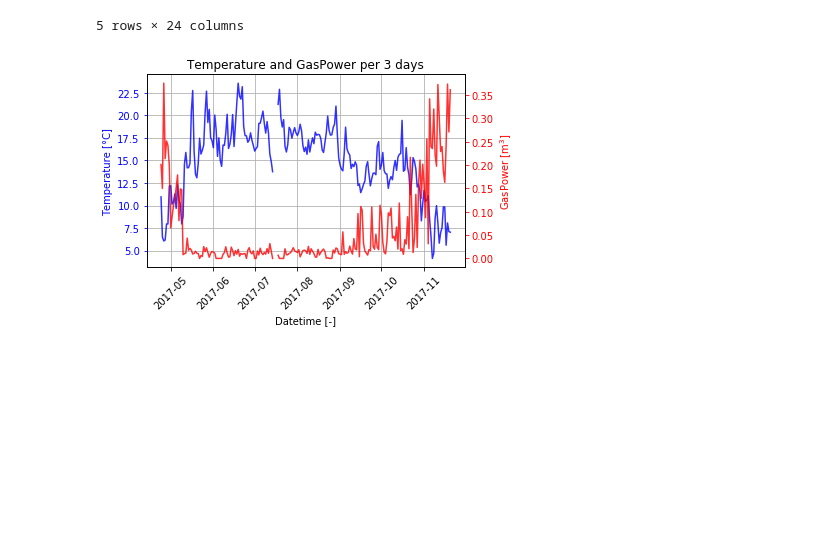
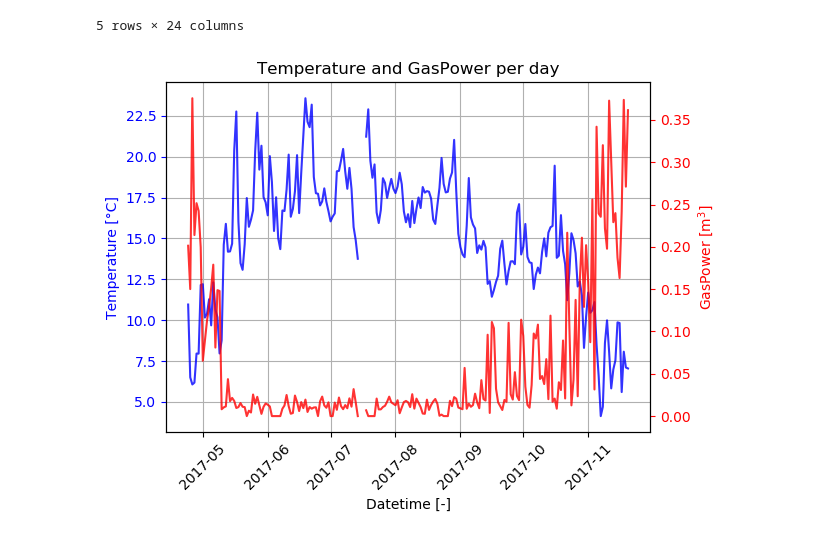
Before and after one commit to deKeijzer/KB-74-OPSCHALER, a Jupyter notebook: Personal_folders/Daan/correlationships.ipynb, the cells around one changed output. Cells and saved outputs as stored; diff of their text form; code cells hidden in the pictures; blank space fills up the shorter version.

```diff
--- a/Personal_folders/Daan/correlationships.ipynb
+++ b/Personal_folders/Daan/correlationships.ipynb
@@ -41,22 +44,24 @@ bias = bias['gasPower'].mean()
 # %%
+#Visualization of gasPower and Temperature at different datetimes. This shows the correlation between outside temperature and gasPower.
+
 fig, ax1 = plt.subplots()
 ax1.plot(rdf.index[:],rdf['T'][:], '-', color='b', ms=10, alpha=0.8)
-plt.title('Temperature and GasPower per 3 days')
+plt.title('Temperature and GasPower per day')
 ax1.set_xlabel('Datetime [-]')
 plt.xticks(rotation=45)
 #Make the y-axis label, ticks and tick labels match the line color.
 ax1.set_ylabel('Temperature [°C]', color='b')
 ax1.tick_params('y', colors='b')
 plt.grid()
 fig.tight_layout()
 
 ax2 = ax1.twinx()
 ax2.plot(rdf.index[:],rdf['gasPower'][:], '-', color='r', ms=10, alpha=0.8)
 ax2.set_ylabel('GasPower [m$^3$]', color='r')
 ax2.tick_params('y', colors='r')
 fig.tight_layout()
 
-#plt.savefig('sample3d.png', dpi=1000)
+#plt.savefig('sample1d.png', dpi=1000)
 plt.show()
 # %% [output]
-[figure, old version]
+[figure, new version]
```
Also changed, not shown: parts of 4 cells of this notebook, 1 other file.
